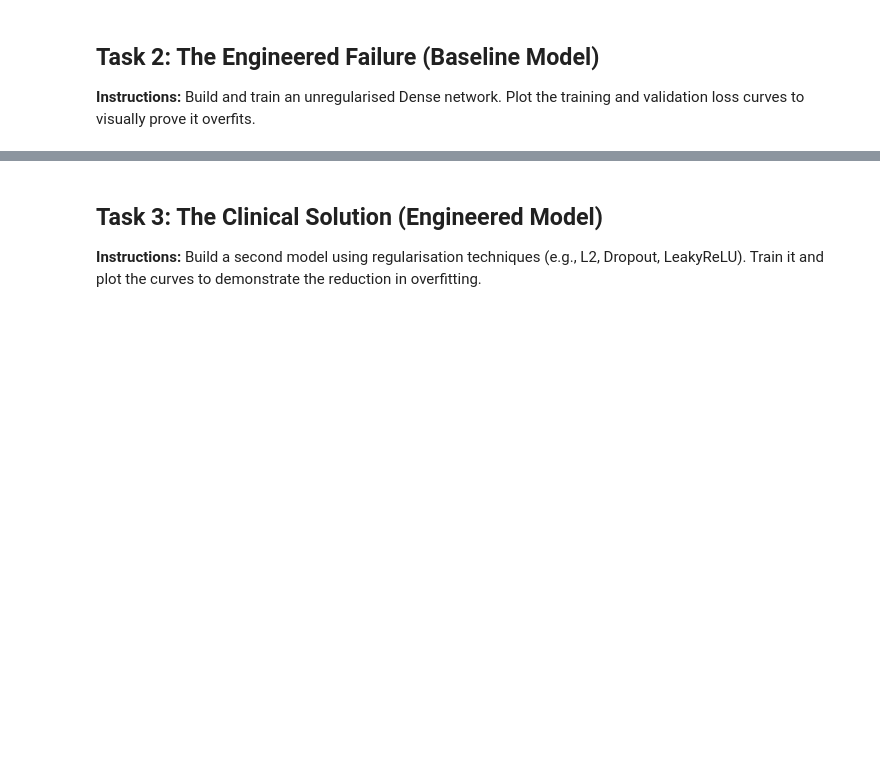
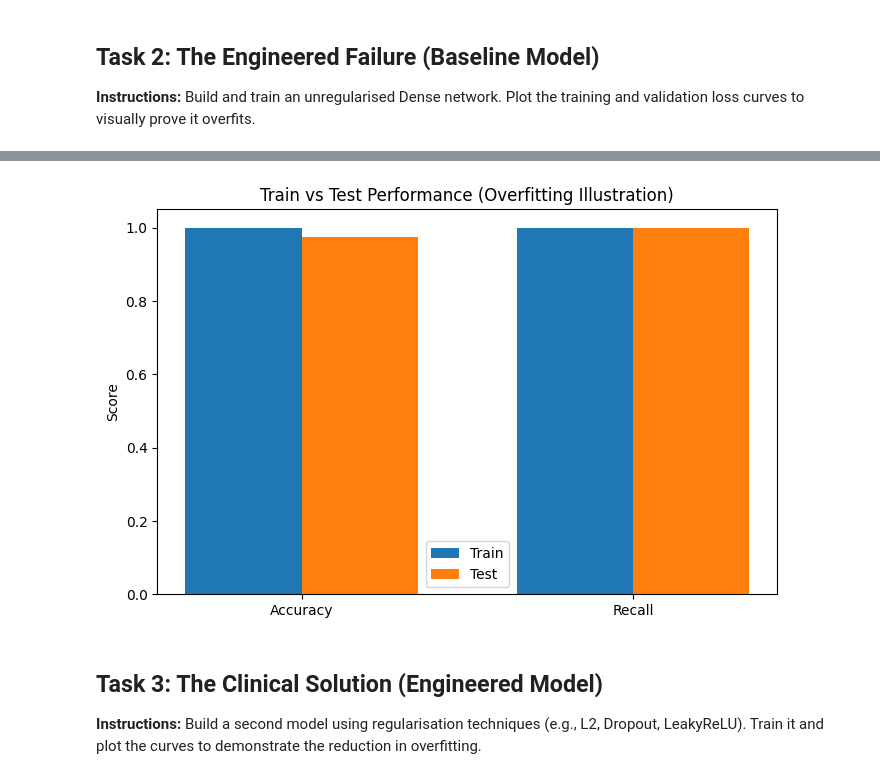
Before and after one commit to S26-Deep-Learning-in-Medicine/assignment-2-ckd-pipeline-Hamza-Elghonemy, a Jupyter notebook: ckd_assignment.ipynb, the cells around one changed output, grey strips where cells are left out. Cells and saved outputs as stored; diff of their text form; code cells hidden in the pictures; blank space fills up the shorter version.

```diff
--- a/ckd_assignment.ipynb
+++ b/ckd_assignment.ipynb
@@ -218,0 +231,34 @@ plt.show()
+# %%
+from sklearn.metrics import accuracy_score, recall_score
+
+# Train and test predictions
+y_train_pred = (model.predict(X_train) > 0.5).astype("int32").ravel()
+y_test_pred  = (model.predict(X_test)  > 0.5).astype("int32").ravel()
+
+# Metrics
+train_acc = accuracy_score(y_train.astype(int), y_train_pred)
+test_acc  = accuracy_score(y_test.astype(int),  y_test_pred)
+train_rec = recall_score(y_train.astype(int), y_train_pred)
+test_rec  = recall_score(y_test.astype(int),  y_test_pred)
+
+print(f"Train accuracy: {train_acc:.3f}, Test accuracy: {test_acc:.3f}")
+print(f"Train recall:   {train_rec:.3f}, Test recall:   {test_rec:.3f}")
+
+# Bar plot: train vs test
+metrics = ["Accuracy", "Recall"]
+train_scores = [train_acc, train_rec]
+test_scores  = [test_acc,  test_rec]
+
+x = np.arange(len(metrics))
+width = 0.35
+
+plt.figure(figsize=(8, 5))
+plt.bar(x - width/2, train_scores, width, label="Train")
+plt.bar(x + width/2, test_scores,  width, label="Test")
+plt.xticks(x, metrics)
+plt.ylabel("Score")
+plt.ylim(0, 1.05)
+plt.title("Train vs Test Performance (Overfitting Illustration)")
+plt.legend()
+plt.show()
+# %% [output]
@@ -219,3 +269,4 @@ plt.show()
+[figure, added]
 # %% [markdown]
 ## Task 3: The Clinical Solution (Engineered Model)
 **Instructions:** Build a second model using regularisation techniques (e.g., L2, Dropout, LeakyReLU). Train it and plot the curves to demonstrate the reduction in overfitting.
```
Also changed, not shown: parts of 17 cells of this notebook, 1 other file.
